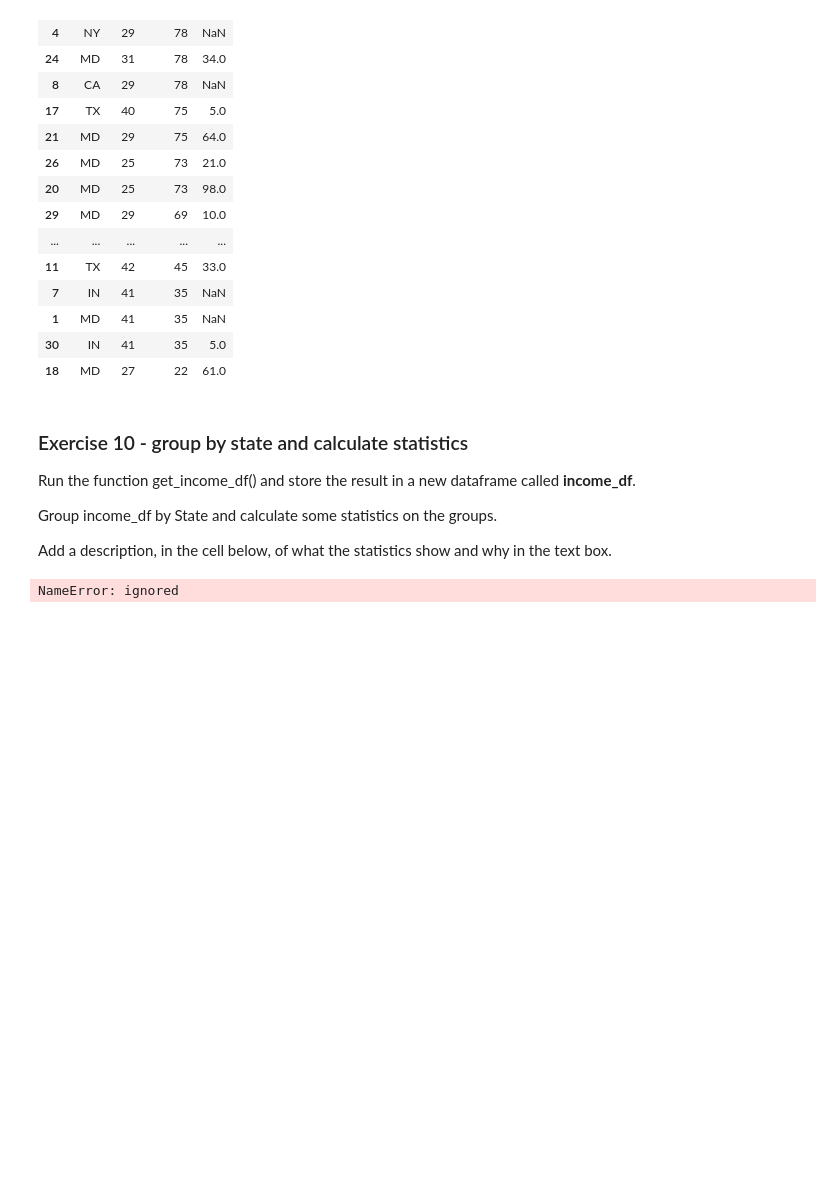
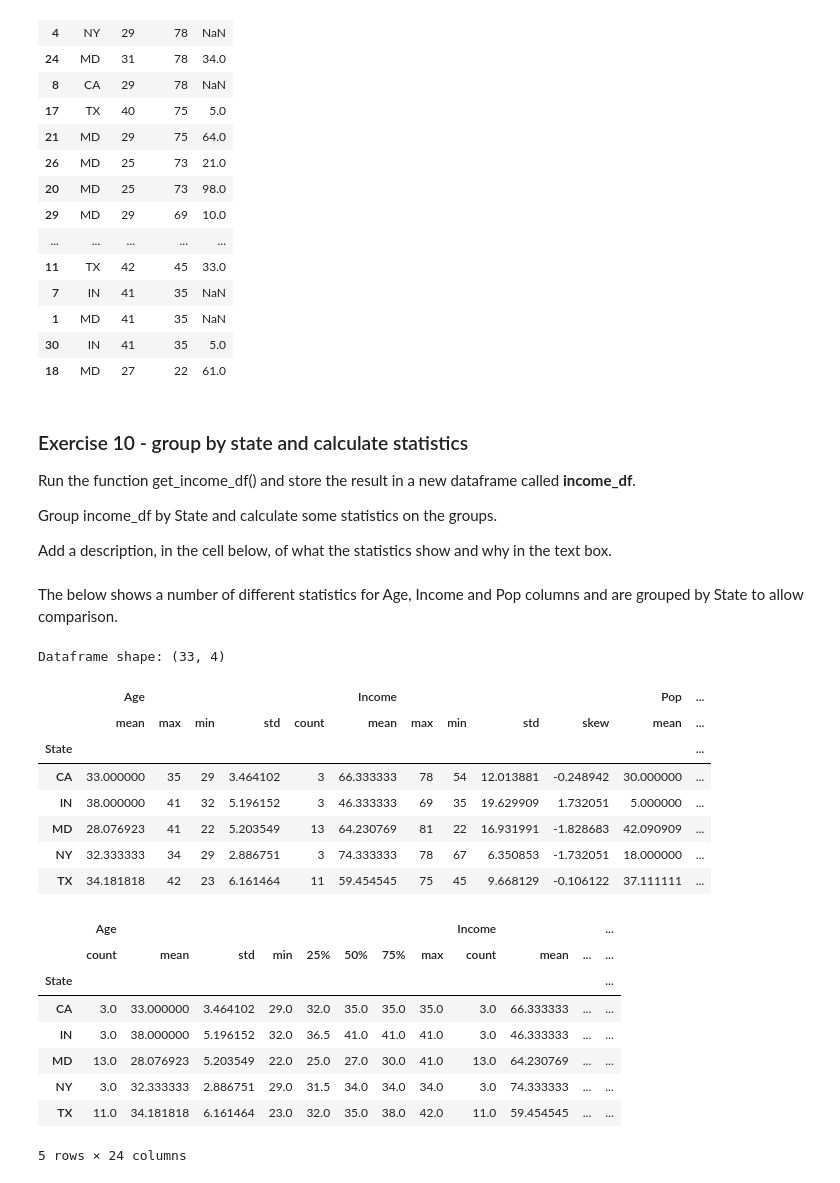
Before and after one commit to joanasr15/python_data, a Jupyter notebook: 7_Wrangle_the_data.ipynb, the cells around one changed output. Saved outputs shown, nothing was run; the diff lists cells and outputs as text; code cells hidden in the pictures; blank space fills up the shorter version.

```diff
--- a/7_Wrangle_the_data.ipynb
+++ b/7_Wrangle_the_data.ipynb
@@ -462,21 +462,40 @@ Run the function get_income_df() and store the result in a new dataframe called
 Group income_df by State and calculate some statistics on the groups.
 
 Add a description, in the cell below, of what the statistics show and why in the text box.
+# %% [markdown]
+The below shows a number of different statistics for Age, Income and Pop columns and are grouped by State to allow comparison.
 # %%
 #Run the function get_income_df() and store the result in a new dataframe called income_df.
 
 income_df = get_income_df()
 
 #Group income_df by State and calculate some statistics on the groups.
 
 display(income_df.groupby(['State']).agg(
     {
         'Age':['mean', 'max', 'min', 'std', 'count'],
-        'State':['mean', 'max', 'min', 'std', 'skew'],
+        'Income':['mean', 'max', 'min', 'std', 'skew'],
         'Pop':['mean', 'max', 'min', 'std', 'median']
     }
 ))
 
 display(income_df.groupby(['State']).describe())
 # %% [output]
-NameError: ignored
+Dataframe shape: (33, 4)
+|  | Age |  |  |  |  | Income |  |  |  |  | Pop | ... |
+|  | mean | max | min | std | count | mean | max | min | std | skew | mean | ... |
+| State |  |  |  |  |  |  |  |  |  |  |  | ... |
+| CA | 33.000000 | 35 | 29 | 3.464102 | 3 | 66.333333 | 78 | 54 | 12.013881 | -0.248942 | 30.000000 | ... |
+| IN | 38.000000 | 41 | 32 | 5.196152 | 3 | 46.333333 | 69 | 35 | 19.629909 | 1.732051 | 5.000000 | ... |
+| MD | 28.076923 | 41 | 22 | 5.203549 | 13 | 64.230769 | 81 | 22 | 16.931991 | -1.828683 | 42.090909 | ... |
+| NY | 32.333333 | 34 | 29 | 2.886751 | 3 | 74.333333 | 78 | 67 | 6.350853 | -1.732051 | 18.000000 | ... |
+| TX | 34.181818 | 42 | 23 | 6.161464 | 11 | 59.454545 | 75 | 45 | 9.668129 | -0.106122 | 37.111111 | ... |
+|  | Age |  |  |  |  |  |  |  | Income |  |  | ... |
+|  | count | mean | std | min | 25% | 50% | 75% | max | count | mean | ... | ... |
+| State |  |  |  |  |  |  |  |  |  |  |  | ... |
+| CA | 3.0 | 33.000000 | 3.464102 | 29.0 | 32.0 | 35.0 | 35.0 | 35.0 | 3.0 | 66.333333 | ... | ... |
+| IN | 3.0 | 38.000000 | 5.196152 | 32.0 | 36.5 | 41.0 | 41.0 | 41.0 | 3.0 | 46.333333 | ... | ... |
+| MD | 13.0 | 28.076923 | 5.203549 | 22.0 | 25.0 | 27.0 | 30.0 | 41.0 | 13.0 | 64.230769 | ... | ... |
+| NY | 3.0 | 32.333333 | 2.886751 | 29.0 | 31.5 | 34.0 | 34.0 | 34.0 | 3.0 | 74.333333 | ... | ... |
+| TX | 11.0 | 34.181818 | 6.161464 | 23.0 | 32.0 | 35.0 | 38.0 | 42.0 | 11.0 | 59.454545 | ... | ... |
+5 rows × 24 columns
```
